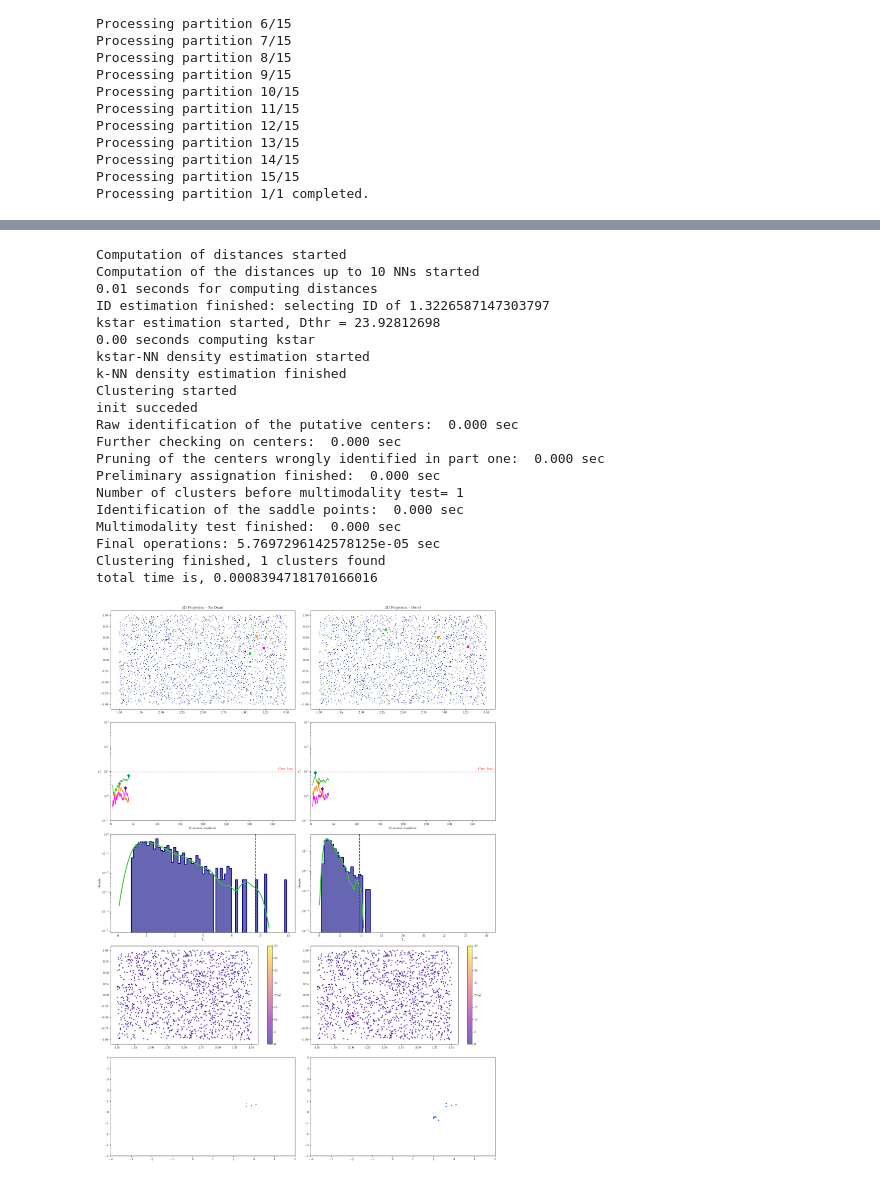
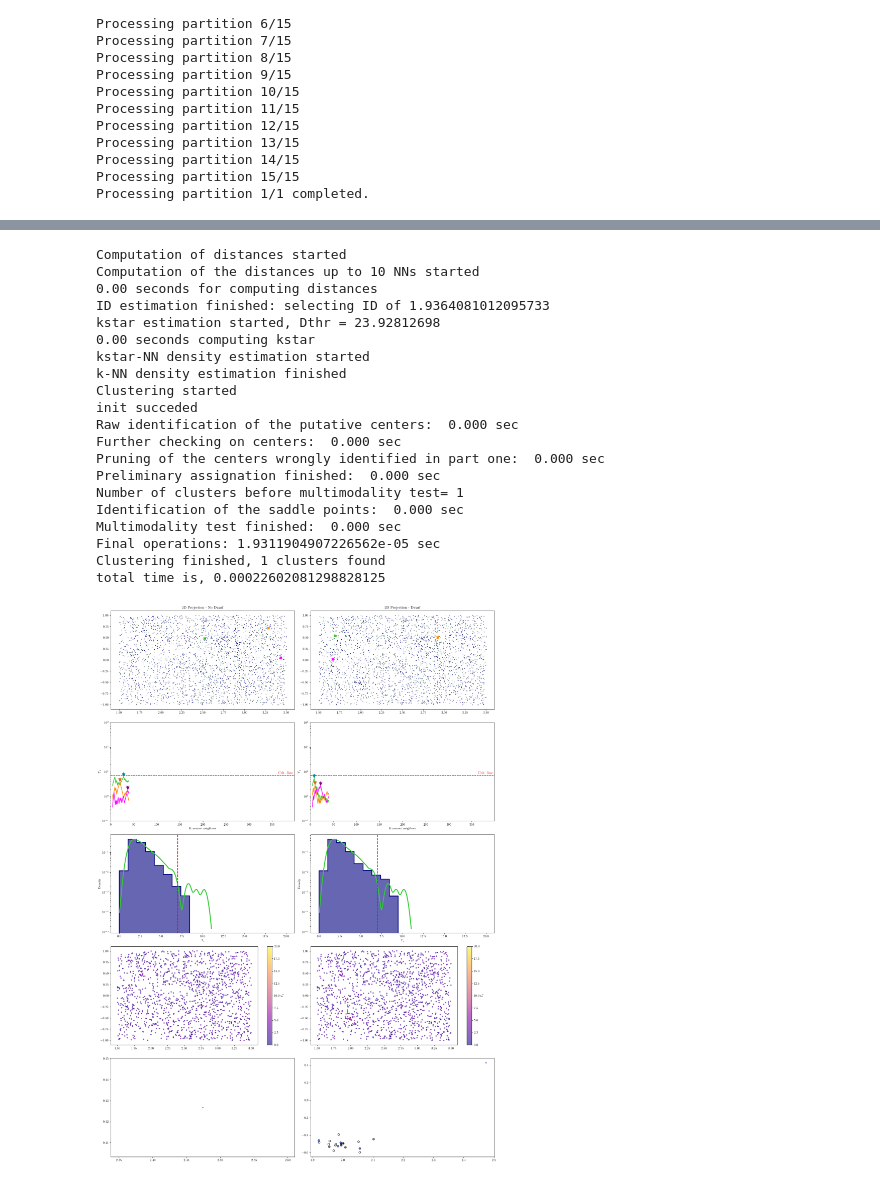
Before and after one commit to Martindelosrios/dwarf, a Jupyter notebook: codes/gaussian_example.ipynb, the cells around one changed output, grey strips where cells are left out. Saved outputs shown, nothing was run; the diff lists cells and outputs as text; code cells hidden in the pictures.

```diff
--- a/codes/gaussian_example.ipynb
+++ b/codes/gaussian_example.ipynb
@@ -48,7 +50,7 @@ pmfield_size = 5.0
 # %%
 #load example gaia data and plot distributions
 
-data = pd.read_csv('data/gaia_example_data.csv')
+data = pd.read_csv('demeter/data/gaia_example_data.csv')
 
 #%plt.scatter(data['ra'], data['dec'], c='midnightblue',alpha=1.,marker='*',s=60)
 #%plt.xlabel('ra')
@@ -534,0 +575,18 @@ Text(0.5, 0, '$K_{*}^{ref}$')
+# %%
+fig,ax = plt.subplots(1,2)
+th = 7#critical_upsilon_threshold
+ax[0].scatter(data_dwarf_ar[upsilon_values_anomaly > th,0], data_dwarf_ar[upsilon_values_anomaly > th,1],
+              c = upsilon_values_anomaly[upsilon_values_anomaly > th], marker = 'o', vmin = 0, vmax = 20)
+#aux = Ellipse((np.mean(ra_inj), np.mean(dec_inj)), np.std(ra_inj), np.std(dec_inj), edgecolor='black',
+#              facecolor='none', linewidth=2)
+#ax[0].add_patch(aux)
+#ax[0].scatter(xx_dwarf, yy_dwarf, facecolors='none', edgecolors='black', marker = 'o')
+ax[0].scatter(ra_inj, dec_inj, marker = '.', c = 'black', s = 10)
+
+#ax[0].set_xlim(-0.012, -0.006)
+#ax[0].set_ylim(-0.012, -0.006)
+
+im1 = ax[1].scatter(data_ref_ar[:,0], data_ref_ar[:,1], c = upsilon_values_no_anomaly, marker = 'o', vmin = 0, vmax = 20)
+plt.colorbar(im1)
+#ax[1].set_xlim(-0.012, -0.006)
+#ax[1].set_ylim(-0.012, -0.006)
@@ -591,7 +639,7 @@ upsilon_values_no_anomaly_selected = [ np.array(NLPval_all0), np.array(NLPval_al
 # %%
 custom_rgb = (234 / 255, 234 / 255, 242 / 255)
 axislim = [-4, 5]
-crit_val = critical_upsilon_threshold  # Example critical value
+crit_val = 7#critical_upsilon_threshold  # Example critical value
 
 
 plt.rcParams['text.usetex'] = True
@@ -603,7 +651,7 @@ plt.rcParams['text.latex.preamble'] = r'\usepackage{amsmath}'
 fig, axs = plt.subplots(5, 2, figsize=(18, 25))
 
 # Scatter plots for no-anomaly and anomaly data in the first row
-axs[0, 0].scatter(data['ra'], data['dec'], s=1.0, color='darkslategray', label='Reference')
+axs[0, 0].scatter(data_ref_ar[:,0], data_ref_ar[:,1], s=1.0, color='darkslategray', label='Reference')
 axs[0, 0].scatter(data_rand_ar[:, 0], data_rand_ar[:, 1], s=1.0, color='navy', label='Data')
 axs[0, 0].set_title('2D Projection - No Dwarf')
 #axs[0, 0].set_xlim(-0.025,0.025)
@@ -634,7 +682,7 @@ axs[0, 1].scatter(data_dwarf_ar[index_negatives_q, 0], data_dwarf_ar[index_negat
 # axs[0, 1].legend()
 
 # Row 3: Histograms of Upsilon distributions
-sns.histplot(upsilon_values_no_anomaly, bins=70, kde=False, stat='density', label='No Anomaly', color='navy', element='step', linewidth=2.5, alpha=0.6, ax=axs[2, 0])
+sns.histplot(upsilon_values_no_anomaly, bins=np.linspace(0, 20, 20), kde=False, stat='density', label='No Anomaly', color='navy', element='step', linewidth=2.5, alpha=0.6, ax=axs[2, 0])
 sns.kdeplot(upsilon_values_bernoulli, color='limegreen', linewidth=3, ax=axs[2, 0])
 axs[2, 0].axvline(crit_val, color='red', linestyle='--', linewidth=2, label='Critical Value')
 axs[2, 0].set_yscale('log')
@@ -642,7 +690,7 @@ axs[2, 0].set_xlabel(r'$\Upsilon_i$')
 #axs[2, 0].set_ylim([1e-4, 1e0])
 
 
-sns.histplot(np.clip(upsilon_values_anomaly, a_min=None, a_max=40), bins=np.linspace(0, 40, 70), kde=False, stat='density', label='With Anomaly', color='navy', element='step', linewidth=2.5, alpha=0.6, ax=axs[2, 1])
+sns.histplot(np.clip(upsilon_values_anomaly, a_min=None, a_max=40), bins=np.linspace(0, 20, 20), kde=False, stat='density', label='With Anomaly', color='navy', element='step', linewidth=2.5, alpha=0.6, ax=axs[2, 1])
 sns.kdeplot(upsilon_values_bernoulli, color='limegreen', linewidth=3, ax=axs[2, 1])
 axs[2, 1].axvline(crit_val, color='red', linestyle='--', linewidth=2, label='Critical Value')
 axs[2, 1].set_yscale('log')
@@ -650,9 +698,11 @@ axs[2, 1].set_xlabel(r'$\Upsilon_i$')
 #axs[2, 1].set_ylim([1e-4, 1e0])
 
 # Row 4: Color-coded scatter plots by Upsilon
-sc1 = axs[3, 0].scatter(data_ref_ar[:, 0], data_ref_ar[:, 1], s=10.0, c=upsilon_values_no_anomaly[:], cmap='plasma', alpha=0.6, vmin=0, vmax=40)
+sc1 = axs[3, 0].scatter(data_ref_ar[:, 0], data_ref_ar[:, 1], s=10.0, c=upsilon_values_no_anomaly
+                        , cmap='plasma', alpha=0.6, vmin=0, vmax=20)
 plt.colorbar(sc1, ax=axs[3, 0], label=r'$\Upsilon_i$')
-sc2 = axs[3, 1].scatter(data_dwarf_ar[:, 0], data_dwarf_ar[:, 1], s=10.0, c=upsilon_values_anomaly[:], cmap='plasma', alpha=0.6, vmin=0, vmax=40)
+sc2 = axs[3, 1].scatter(data_dwarf_ar[:, 0], data_dwarf_ar[:, 1], s=10.0, c=upsilon_values_anomaly
+                        , cmap='plasma', alpha=0.6, vmin=0, vmax=20)
 plt.colorbar(sc2, ax=axs[3, 1], label=r'$\Upsilon_i$')
 
 # Row5: Clustering
@@ -691,19 +741,19 @@ cmap=cmap,                           # Use the ListedColormap
 norm=norm,                           # Normalize the colors
 alpha=1   )                           # Transparency
 
-axs[4, 1].set_xlim(axislim)
-axs[4, 1].set_ylim(axislim)
+#axs[4, 1].set_xlim(axislim)
+#axs[4, 1].set_ylim(axislim)
 
 
 X = data_ref_ar[upsilon_values_no_anomaly>crit_val,:]
-if X.shape[0]>20:
+if X.shape[0]>10:
     data_aux = Data(X, verbose=True)
-    data_aux.compute_distances(maxk=20)
+    data_aux.compute_distances(maxk= (len(X) - 2))
     data_aux.compute_id_2NN()
     data_aux.compute_density_kstarNN()
     data_aux.compute_clustering_ADP(Z=2.65, halo=True)
 
-    Nclus_m = len(data.cluster_centers)
+    Nclus_m = len(data_aux.cluster_centers)
     cmap = plt.get_cmap("cool", Nclus_m)
     mix_clustered_ = np.squeeze(X[data_aux.cluster_assignment[:] != -1,:])
     mix_clustered_halo = np.squeeze(X[data_aux.cluster_assignment[:] == -1,:])
@@ -725,41 +775,42 @@ if X.shape[0]>20:
     cmap=cmap,                           # Use the ListedColormap
     norm=norm,                           # Normalize the colors
     alpha=1   )
-    axs[4, 0].set_xlim(axislim)
-    axs[4, 0].set_ylim(axislim)
+    #axs[4, 0].set_xlim(axislim)
+    #axs[4, 0].set_ylim(axislim)
 
 else:
     axs[4, 0].scatter(X[:,0],X[:,1], s=5.0, c='black', alpha=0.6)
-    axs[4, 0].set_xlim(axislim)
-    axs[4, 0].set_ylim(axislim)
+    #axs[4, 0].set_xlim(axislim)
+    #axs[4, 0].set_ylim(axislim)
+axs[4,1].scatter(ra_inj, dec_inj, facecolors='none', edgecolors='black', marker = 'o')
 
 plt.tight_layout()
 plt.show()
 
 # Adding labels to each subplot
 labels = ['A', 'B', 'C', 'D', 'E', 'F', 'G', 'H', 'I', 'J']
 for ax, label in zip(axs[:,:].flat, labels):
     ax.text(0.02, 0.95, label, transform=ax.transAxes,
             fontsize=21, fontweight='bold', va='top', ha='left')
 # %% [output]
 Computation of distances started
 Computation of the distances up to 10 NNs started
-0.01 seconds for computing distances
-ID estimation finished: selecting ID of 1.3226587147303797
+0.00 seconds for computing distances
+ID estimation finished: selecting ID of 1.9364081012095733
 kstar estimation started, Dthr = 23.92812698
 0.00 seconds computing kstar
 kstar-NN density estimation started
 k-NN density estimation finished
 Clustering started
 init succeded
 Raw identification of the putative centers:  0.000 sec
 Further checking on centers:  0.000 sec
 Pruning of the centers wrongly identified in part one:  0.000 sec
 Preliminary assignation finished:  0.000 sec
 Number of clusters before multimodality test= 1
 Identification of the saddle points:  0.000 sec
 Multimodality test finished:  0.000 sec
-Final operations: 5.7697296142578125e-05 sec
+Final operations: 1.9311904907226562e-05 sec
 Clustering finished, 1 clusters found
-total time is, 0.0008394718170166016
+total time is, 0.00022602081298828125
-[figure, old version]
+[figure, new version]
```
Also changed, not shown: parts of 33 cells of this notebook.
